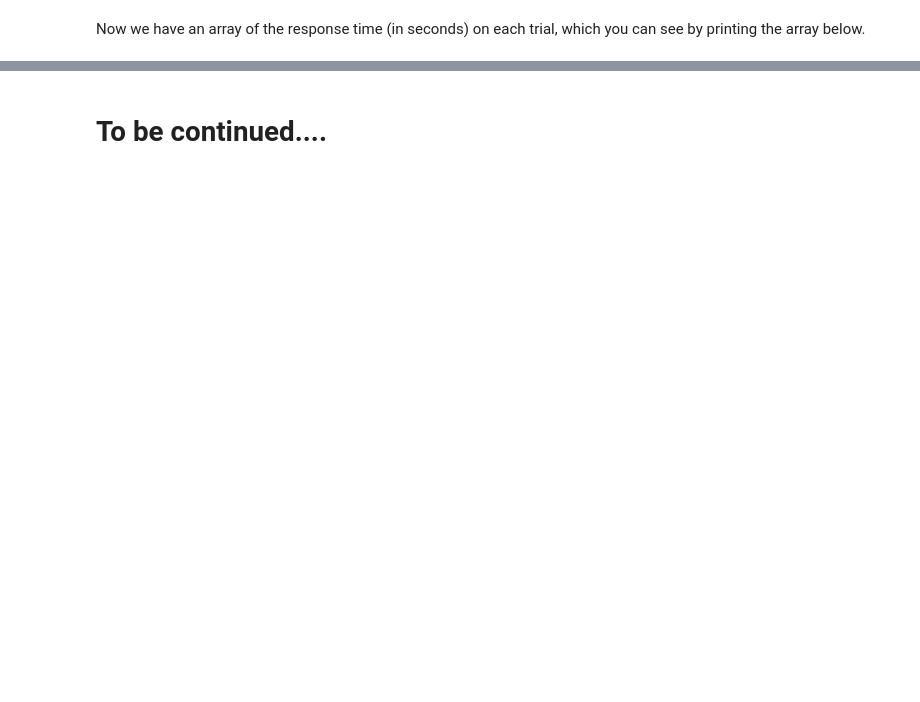
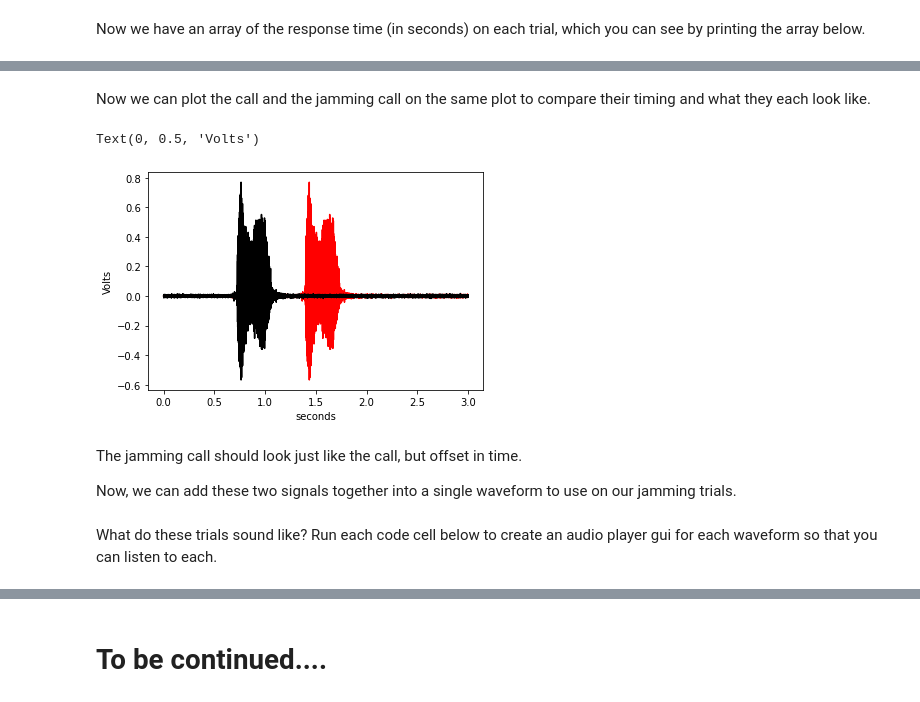
Before and after one commit to neurologic/AnimalBehavior_SP2021, a Jupyter notebook: VocalTurnTaking_ExampleExperiment.ipynb, the cells around one changed output, grey strips where cells are left out. Saved outputs shown, nothing was run; the diff lists cells and outputs as text; code cells hidden in the pictures; blank space fills up the shorter version.

```diff
--- a/VocalTurnTaking_ExampleExperiment.ipynb
+++ b/VocalTurnTaking_ExampleExperiment.ipynb
@@ -45,7 +45,7 @@
 # %% [markdown]
 We will now create a 'pathlib' object that essentially saves the google drive directory as a string that we can pass to 'load' functions.
 # %%
-savepath = Path('data_VocalTurnTaking')
+savepath = Path('/content/gdrive/My Drive/data_VocalTurnTaking/')
 # %% [markdown]
 # Now that we have access to the data for the experiment, let's explore the experiment and its data.
 # %% [markdown]
@@ -259,0 +369,20 @@ plt.ylabel('power')
+# %%
+# the following code adds padding to the onset of the call waveform used in Part II
+# so that the call occurs at the mean response latency of the test subject.
+padlen = int(np.mean(response_latency)*sampleRate)
+jamming_call = np.concatenate([np.zeros(padlen),call[0:-padlen]])
+# %% [markdown]
+Now we can plot the call and the jamming call on the same plot to compare their timing and what they each look like.
+# %%
+plt.figure()
+plt.plot(xtime,jamming_call,color = 'red')
+plt.plot(xtime,call,color = 'black')
+plt.xlabel('seconds')
+plt.ylabel('Volts')
+# %% [output]
+Text(0, 0.5, 'Volts')
+[figure, added]
+# %% [markdown]
+The jamming call should look just like the call, but offset in time.
+
+Now, we can add these two signals together into a single waveform to use on our jamming trials.
@@ -259,0 +392,2 @@ plt.ylabel('power')
+# %% [markdown]
+What do these trials sound like? Run each code cell below to create an audio player gui for each waveform so that you can listen to each.
```
Also changed, not shown: parts of 49 cells of this notebook.
